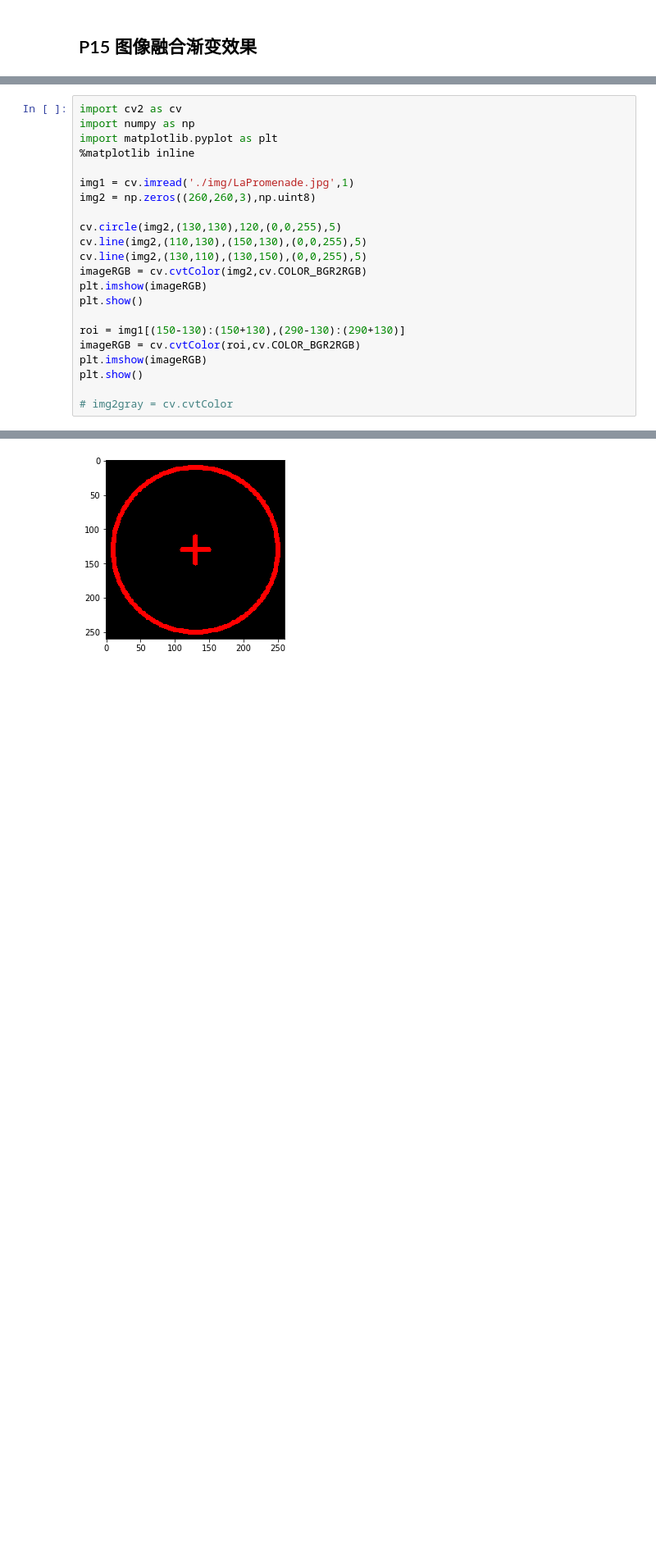
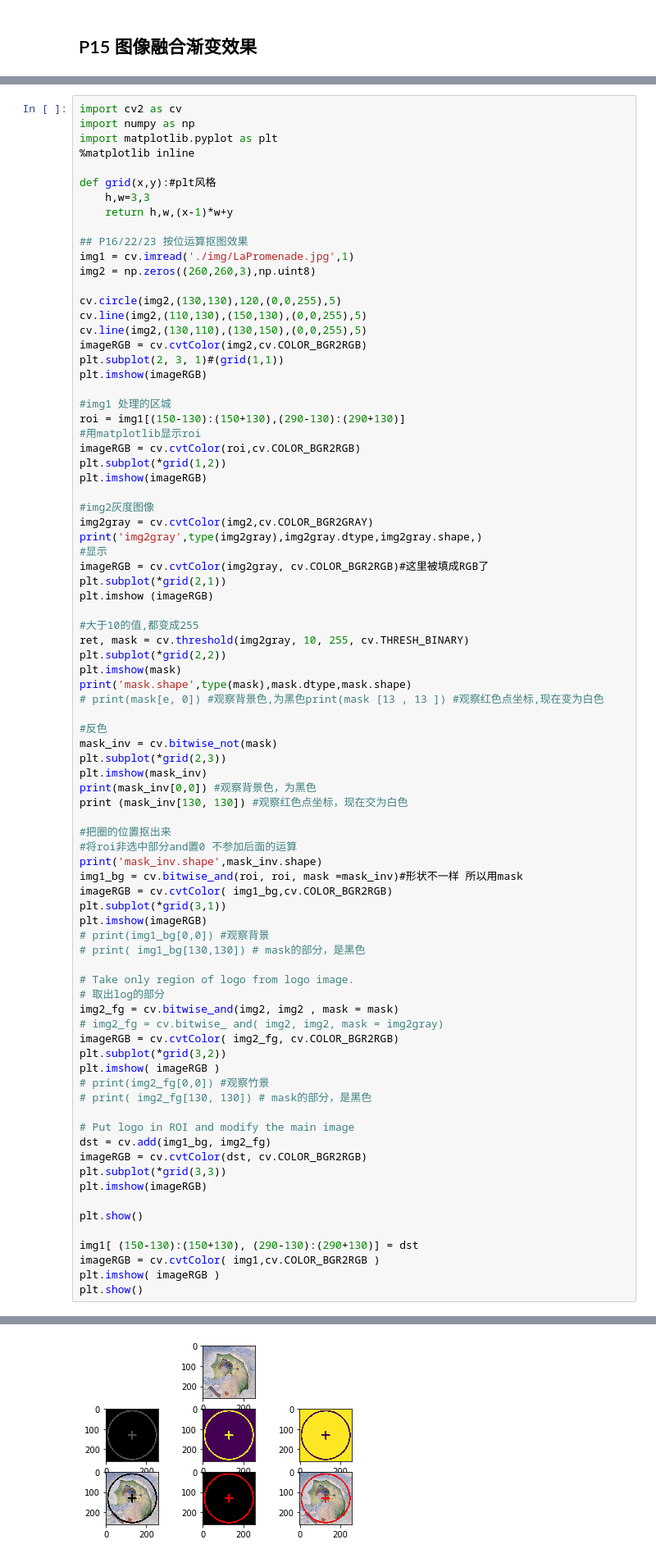
Before and after one commit to thetime50/opencv-practice, a Jupyter notebook: step2-p13.ipynb, the cells around one changed output, grey strips where cells are left out. Shown at 82% size. Saved outputs shown, nothing was run; the diff lists cells and outputs as text; blank space fills up the shorter version.

```diff
--- a/step2-p13.ipynb
+++ b/step2-p13.ipynb
@@ -183,6 +241,11 @@ import numpy as np
 import matplotlib.pyplot as plt
 %matplotlib inline
 
+def grid(x,y):#plt风格
+    h,w=3,3
+    return h,w,(x-1)*w+y
+
+## P16/22/23 按位运算抠图效果
 img1 = cv.imread('./img/LaPromenade.jpg',1)
 img2 = np.zeros((260,260,3),np.uint8)
 
@@ -190,13 +253,68 @@ cv.circle(img2,(130,130),120,(0,0,255),5)
 cv.line(img2,(110,130),(150,130),(0,0,255),5)
 cv.line(img2,(130,110),(130,150),(0,0,255),5)
 imageRGB = cv.cvtColor(img2,cv.COLOR_BGR2RGB)
+plt.subplot(2, 3, 1)#(grid(1,1))
 plt.imshow(imageRGB)
+
+#img1 处理的区城
+roi = img1[(150-130):(150+130),(290-130):(290+130)]
+#用matplotlib显示roi
+imageRGB = cv.cvtColor(roi,cv.COLOR_BGR2RGB)
+plt.subplot(*grid(1,2))
+plt.imshow(imageRGB)
+
+#img2灰度图像
+img2gray = cv.cvtColor(img2,cv.COLOR_BGR2GRAY)
+print('img2gray',type(img2gray),img2gray.dtype,img2gray.shape,)
+#显示
+imageRGB = cv.cvtColor(img2gray, cv.COLOR_BGR2RGB)#这里被填成RGB了
+plt.subplot(*grid(2,1))
+plt.imshow (imageRGB)
+
+#大于10的值,都变成255
+ret, mask = cv.threshold(img2gray, 10, 255, cv.THRESH_BINARY)
+plt.subplot(*grid(2,2))
+plt.imshow(mask)
+print('mask.shape',type(mask),mask.dtype,mask.shape)
+# print(mask[e, 0]) #观察背景色,为黑色print(mask [13 , 13 ]) #观察红色点坐标,现在变为白色
+
+#反色
+mask_inv = cv.bitwise_not(mask)
+plt.subplot(*grid(2,3))
+plt.imshow(mask_inv)
+print(mask_inv[0,0]) #观察背景色，为黑色
+print (mask_inv[130, 130]) #观察红色点坐标，现在交为白色
+
+#把圈的位置抠出来
+#将roi非选中部分and置0 不参加后面的运算
+print('mask_inv.shape',mask_inv.shape)
+img1_bg = cv.bitwise_and(roi, roi, mask =mask_inv)#形状不一样 所以用mask
+imageRGB = cv.cvtColor( img1_bg,cv.COLOR_BGR2RGB)
+plt.subplot(*grid(3,1))
+plt.imshow(imageRGB)
+# print(img1_bg[0,0]) #观察背景
+# print( img1_bg[130,130]) # mask的部分，是黑色
+
+# Take only region of logo from logo image.
+# 取出log的部分
+img2_fg = cv.bitwise_and(img2, img2 , mask = mask)
+# img2_fg = cv.bitwise_ and( img2, img2, mask = img2gray)
+imageRGB = cv.cvtColor( img2_fg, cv.COLOR_BGR2RGB)
+plt.subplot(*grid(3,2))
+plt.imshow( imageRGB )
+# print(img2_fg[0,0]) #观察竹景
+# print( img2_fg[130, 130]) # mask的部分，是黑色
+
+# Put logo in ROI and modify the main image
+dst = cv.add(img1_bg, img2_fg)
+imageRGB = cv.cvtColor(dst, cv.COLOR_BGR2RGB)
+plt.subplot(*grid(3,3))
+plt.imshow(imageRGB)
+
 plt.show()
 
-roi = img1[(150-130):(150+130),(290-130):(290+130)]
-imageRGB = cv.cvtColor(roi,cv.COLOR_BGR2RGB)
-plt.imshow(imageRGB)
+img1[ (150-130):(150+130), (290-130):(290+130)] = dst
+imageRGB = cv.cvtColor( img1,cv.COLOR_BGR2RGB )
+plt.imshow( imageRGB )
 plt.show()
-
-# img2gray = cv.cvtColor
 # %% [output]
@@ -203 +326 @@ plt.show()
-[figure, old version]
+[figure, new version]
```
Also changed, not shown: parts of 6 cells of this notebook, 2 other files.
